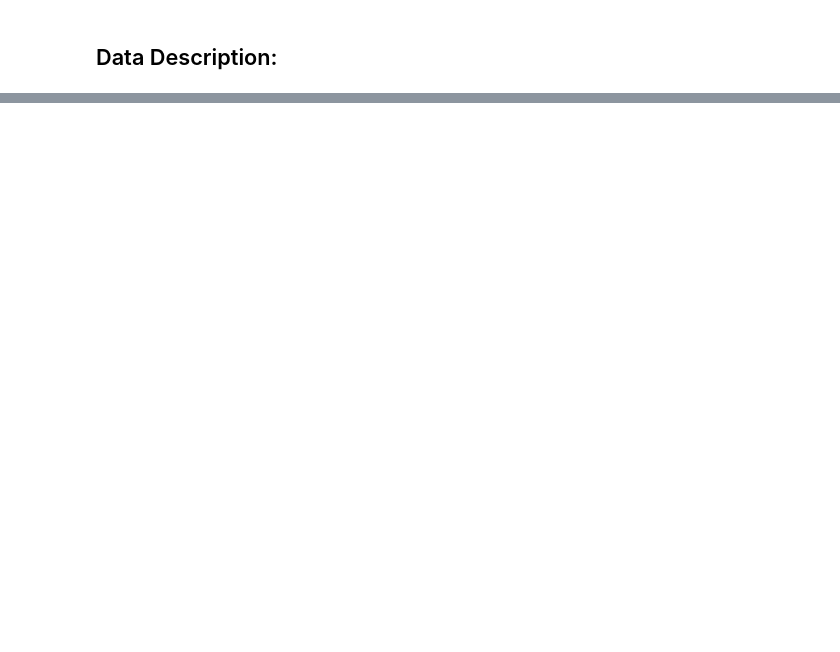
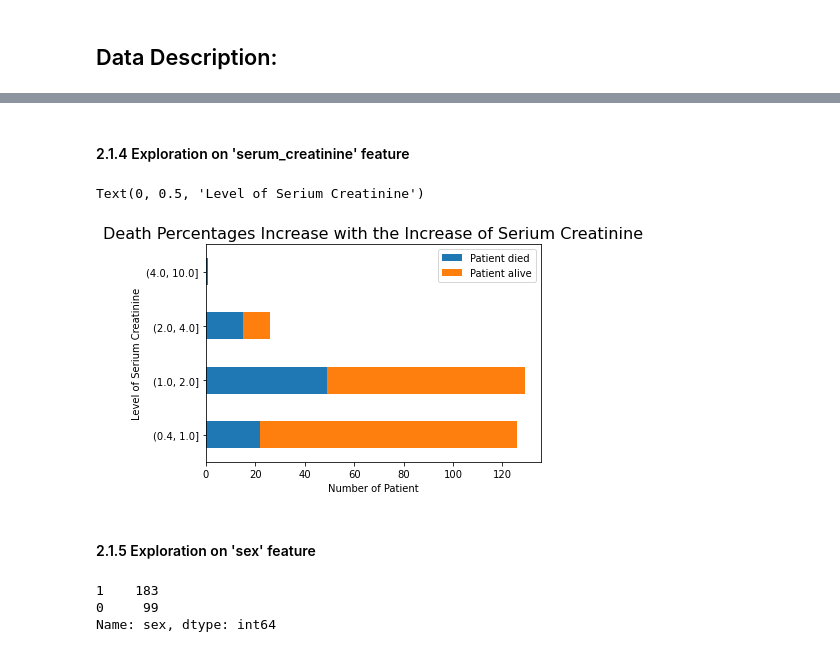
Before and after one commit to SyedKabir-dataWorm/Machine_learning_models, a Jupyter notebook: heartFailure.ipynb, the cells around one changed output, grey strips where cells are left out. Saved outputs shown, nothing was run; the diff lists cells and outputs as text; code cells hidden in the pictures; blank space fills up the shorter version.

```diff
--- a/heartFailure.ipynb
+++ b/heartFailure.ipynb
@@ -117,0 +214,26 @@ Name: platelets, dtype: int64
+# %% [markdown]
+#### 2.1.4 Exploration on 'serum_creatinine' feature
+# %%
+serum_alive = pd.cut(patientAlive['serum_creatinine'], bins=[0.4, 1, 2, 4, 10])
+serum_dead = pd.cut(patientDead['serum_creatinine'], bins=[0.4, 1, 2, 4, 10])
+counts_alive= serum_alive.value_counts()
+counts_dead = serum_dead.value_counts()
+counts_total = counts_alive+counts_dead
+percent = counts_dead / counts_total
+fmt = '{:.1%}'.format
+serium_patient = pd.DataFrame({'Patient died': counts_dead, 'Patient alive': counts_alive})
+serium_patient.plot(kind="barh",stacked=True)
+plt.title("Death Percentages Increase with the Increase of Serium Creatinine", fontsize=16)
+plt.xlabel("Number of Patient")
+plt.ylabel("Level of Serium Creatinine")
+# %% [output]
+Text(0, 0.5, 'Level of Serium Creatinine')
+[figure, added]
+# %% [markdown]
+#### 2.1.5 Exploration on 'sex' feature
+# %%
+heartFailure.sex.value_counts()
+# %% [output]
+1    183
+0     99
+Name: sex, dtype: int64
```
Also changed, not shown: parts of 51 cells of this notebook.
